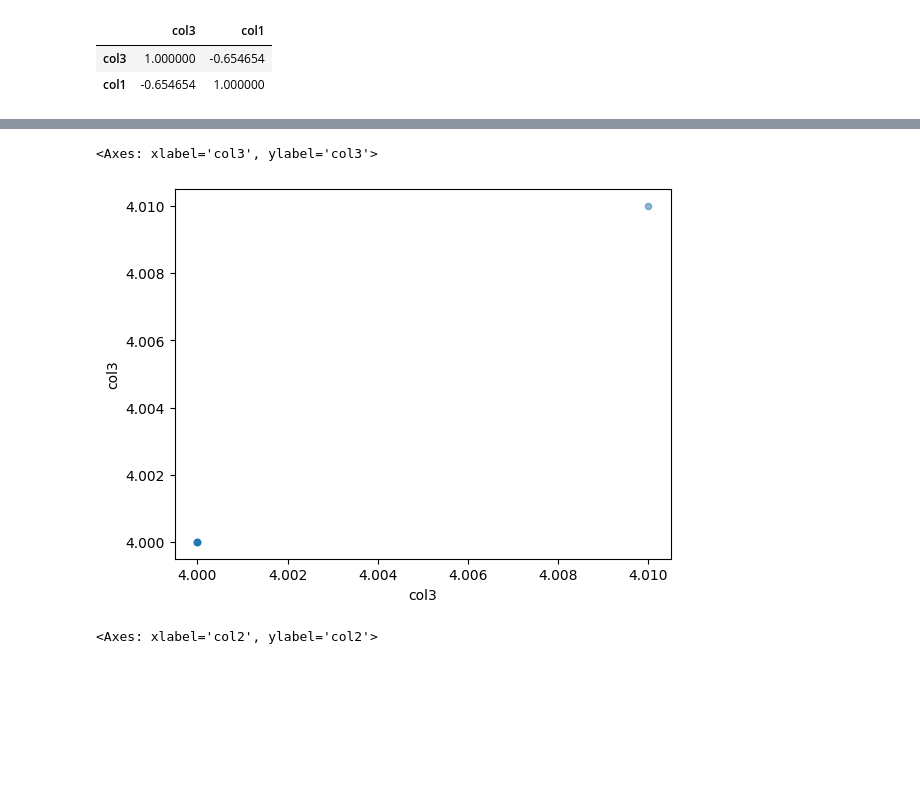
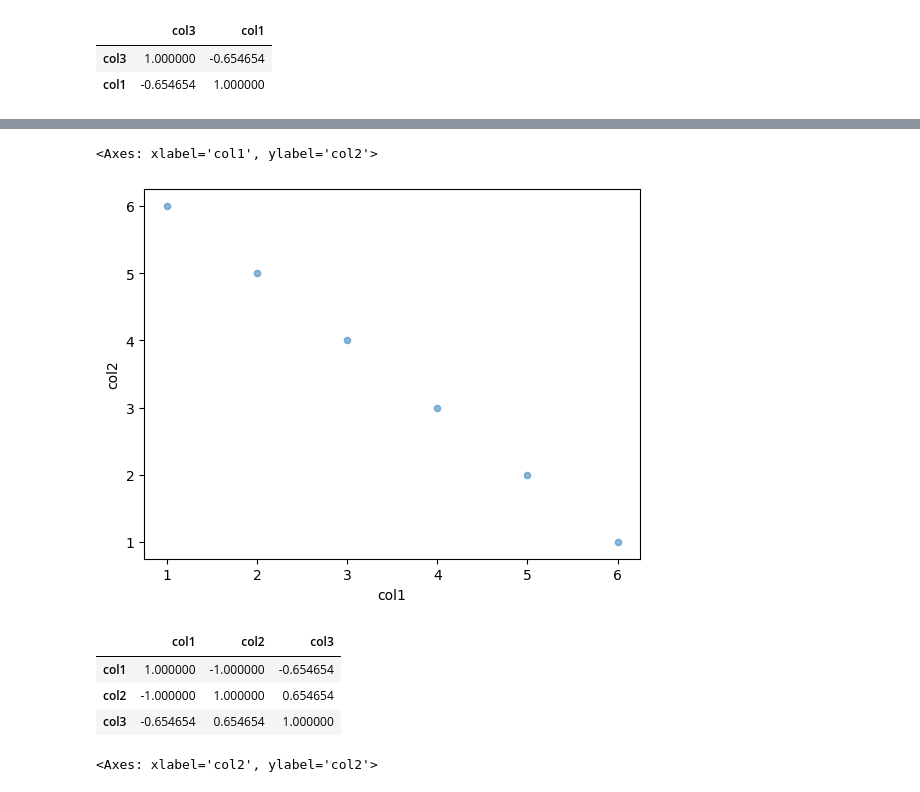
Before and after one commit to bipin-a/aidi-1100, a Jupyter notebook: lecture_material/Week6.ipynb, the cells around one changed output, grey strips where cells are left out. Saved outputs shown, nothing was run; the diff lists cells and outputs as text; code cells hidden in the pictures; blank space fills up the shorter version.

```diff
--- a/lecture_material/Week6.ipynb
+++ b/lecture_material/Week6.ipynb
@@ -546,8 +672,16 @@ ex_df[['col3','col1']].corr()
 # %%
-ex_df.plot.scatter(x="col3", y="col3", alpha=0.5)
+ex_df.plot.scatter(x="col1", y="col2", alpha=0.5)
 # %% [output]
-<Axes: xlabel='col3', ylabel='col3'>
+<Axes: xlabel='col1', ylabel='col2'>
-[figure, old version]
+[figure, new version]
+# %%
+# Transpose
+ex_df.corr().T
+# %% [output]
+|  | col1 | col2 | col3 |
+| col1 | 1.000000 | -1.000000 | -0.654654 |
+| col2 | -1.000000 | 1.000000 | 0.654654 |
+| col3 | -0.654654 | 0.654654 | 1.000000 |
 # %%
 ex_df.plot.scatter(x="col2", y="col2", alpha=0.5)
 # %% [output]
```
Also changed, not shown: parts of 76 cells of this notebook.
